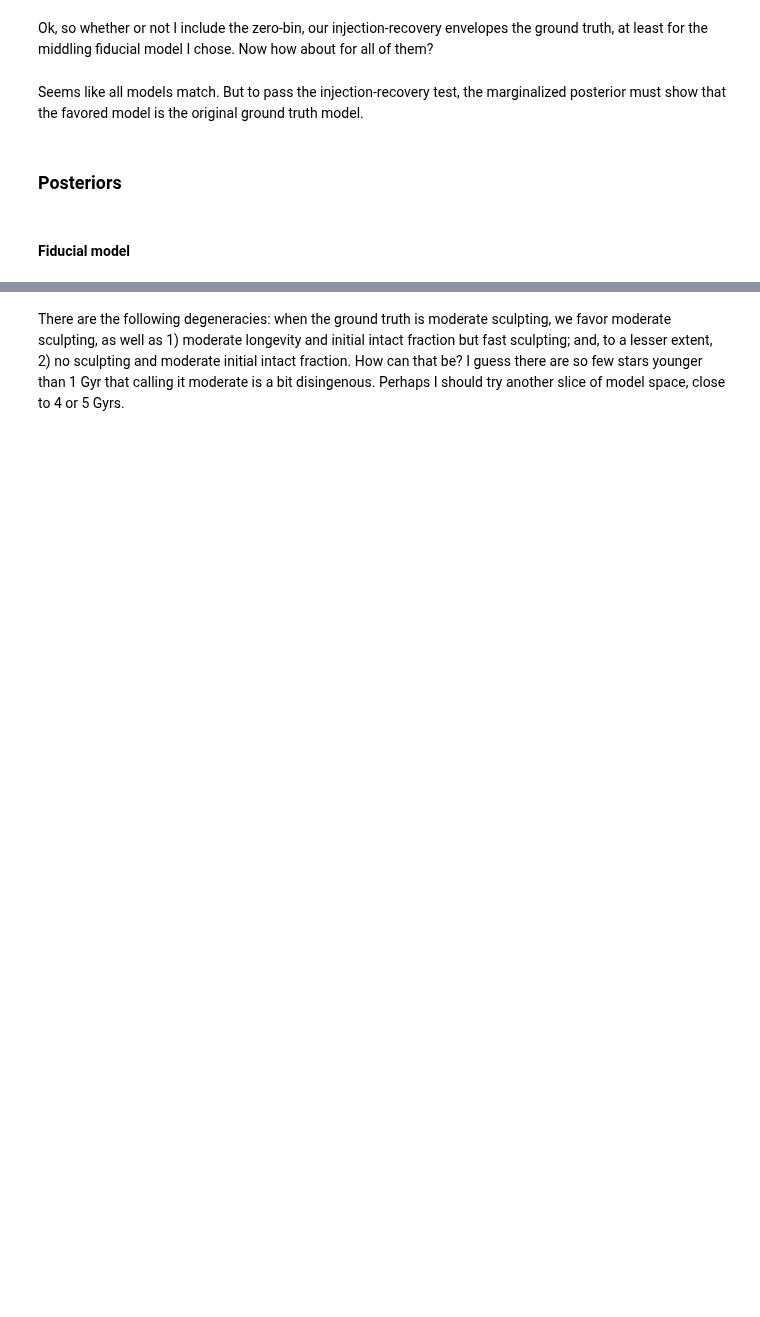
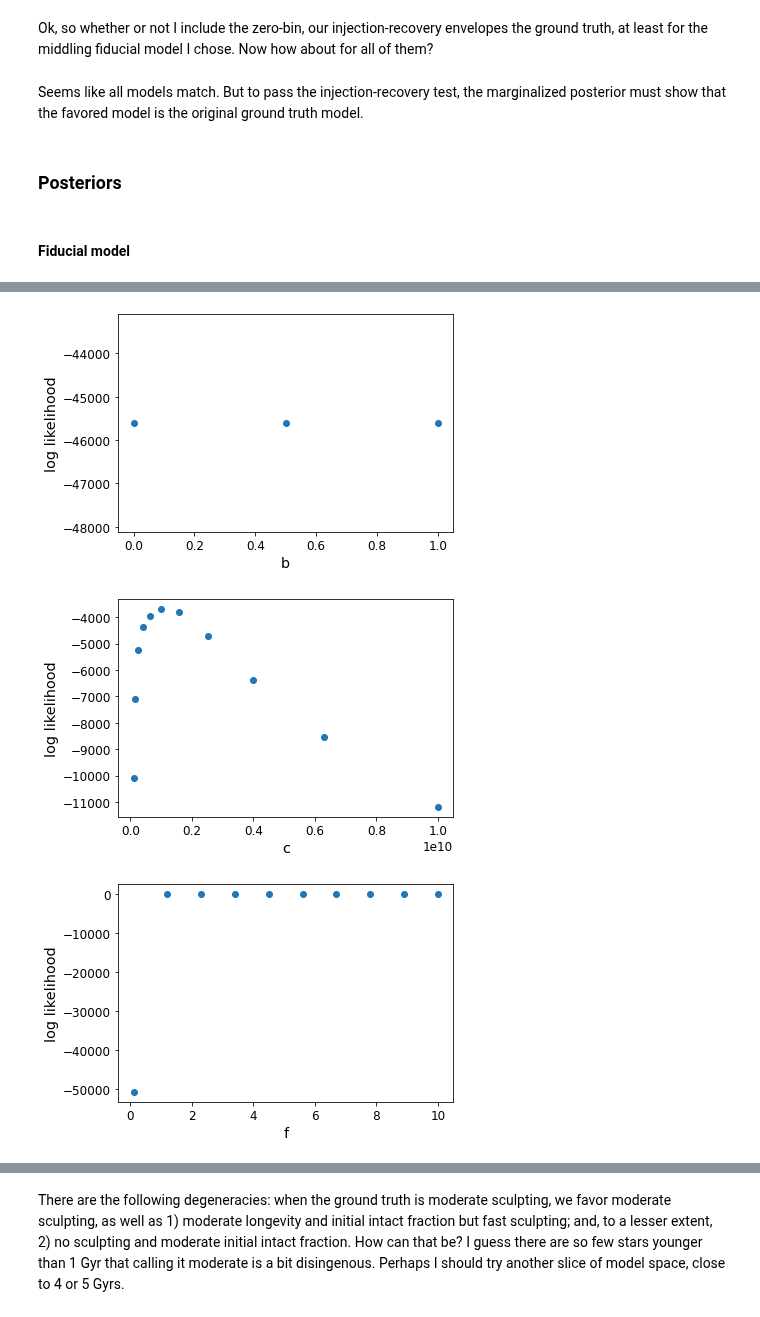
Before and after one commit to exoclam/mastrangelo, a Jupyter notebook: notebooks/analyze.ipynb, the cells around one changed output, grey strips where cells are left out. Saved outputs shown, nothing was run; the diff lists cells and outputs as text; code cells hidden in the pictures; blank space fills up the shorter version.

```diff
--- a/notebooks/analyze.ipynb
+++ b/notebooks/analyze.ipynb
@@ -172,7 +171,7 @@ for gi_m in range(3):
     for gi_b in range(2):
         gi_b = gi_b + 1
 
-        for gi_c in range(3):
+        for gi_c in range(11):
             #print(gi_m, gi_b, gi_c) # so I know where I am
             cube = prior_grid_logslope(cube, ndim, nparams, gi_m, gi_b, gi_c)
 
@@ -181,8 +180,8 @@ for gi_m in range(3):
                 #recovery_max = []
                 #recovery_avg = []
                 #print(cube)
-                tm = truth.loc[(truth.ms == cube[0]) & (truth.bs == cube[1]) & (truth.cs == cube[2]) & (np.round(truth.fs,1) == f)].transit_multiplicities
-                tm_recovery = recovery.loc[(recovery.ms == cube[0]) & (recovery.bs == cube[1]) & (recovery.cs == cube[2]) & (np.round(recovery.fs,1) == f)].transit_multiplicities.to_list()
+                tm = truth.loc[(truth.ms == cube[0]) & (truth.bs == cube[1]) & (np.round(truth.cs, 0) == cube[2]) & (np.round(truth.fs,1) == f)].transit_multiplicities
+                tm_recovery = recovery.loc[(recovery.ms == cube[0]) & (recovery.bs == cube[1]) & (np.round(recovery.cs, 0) == cube[2]) & (np.round(recovery.fs,1) == f)].transit_multiplicities.to_list()
 
                 # take min/max envelopes and avg for tm_recovery
                 for i in range(len(np.sum(tm))):
@@ -339,3 +352,52 @@ print(marginalized_logLs)
+# %%
+marginalized_logLs = []
+for gi_m in range(3):
+
+    cube = prior_grid_logslope(cube, ndim, nparams, gi_m, gi_b, gi_c)
+
+    # subset
+    only = model_logLs.loc[(model_logLs.b == cube[1]) & (model_logLs.f == 0.3)]
+
+    # marginalize logL
+    marginalized_logLs.append(np.sum(only.logL))
+plt.scatter(truth.bs.unique(), marginalized_logLs)
+plt.ylabel("log likelihood")
+plt.xlabel("b")
+plt.show()
+
+marginalized_logLs = []
+for gi_c in range(11):
+
+    cube = prior_grid_logslope(cube, ndim, nparams, gi_m, gi_b, gi_c)
+
+    # subset
+    only = model_logLs.loc[(model_logLs.c == cube[2]) & (model_logLs.f == 0.3)]
+
+    # marginalize logL
+    marginalized_logLs.append(np.sum(only.logL))
+plt.scatter(truth.cs.unique(), marginalized_logLs)
+plt.ylabel("log likelihood")
+plt.xlabel("c")
+plt.show()
+
+marginalized_logLs = []
+for gi_f in np.linspace(0.1, 10, 10):
+
+    cube = prior_grid_logslope(cube, ndim, nparams, gi_m, gi_b, gi_c)
+
+    # subset
+    only = model_logLs.loc[(np.round(model_logLs.f, 1) == gi_f)]
+
+    # marginalize logL
+    marginalized_logLs.append(np.sum(only.logL))
+plt.scatter(np.linspace(0.1, 10, 10), marginalized_logLs)
+plt.ylabel("log likelihood")
+plt.xlabel("f")
+plt.show()
+# %% [output]
+[figure, added]
+[figure, added]
+[figure, added]
 # %%
 model_logLs.loc[model_logLs.f == 0.3].groupby(['m','b']).mean('logL').reset_index()
 # %% [output]
```
Also changed, not shown: parts of 36 cells of this notebook, 1 other file.
